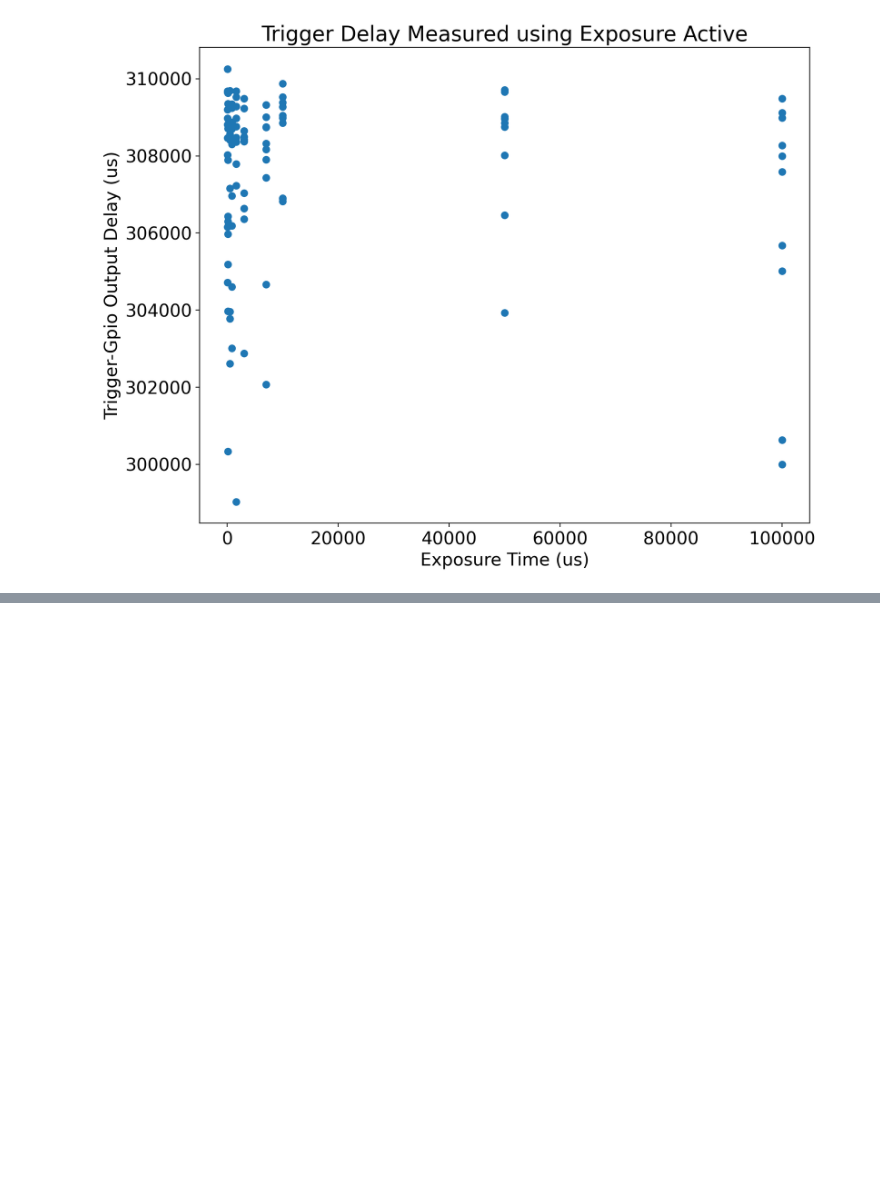
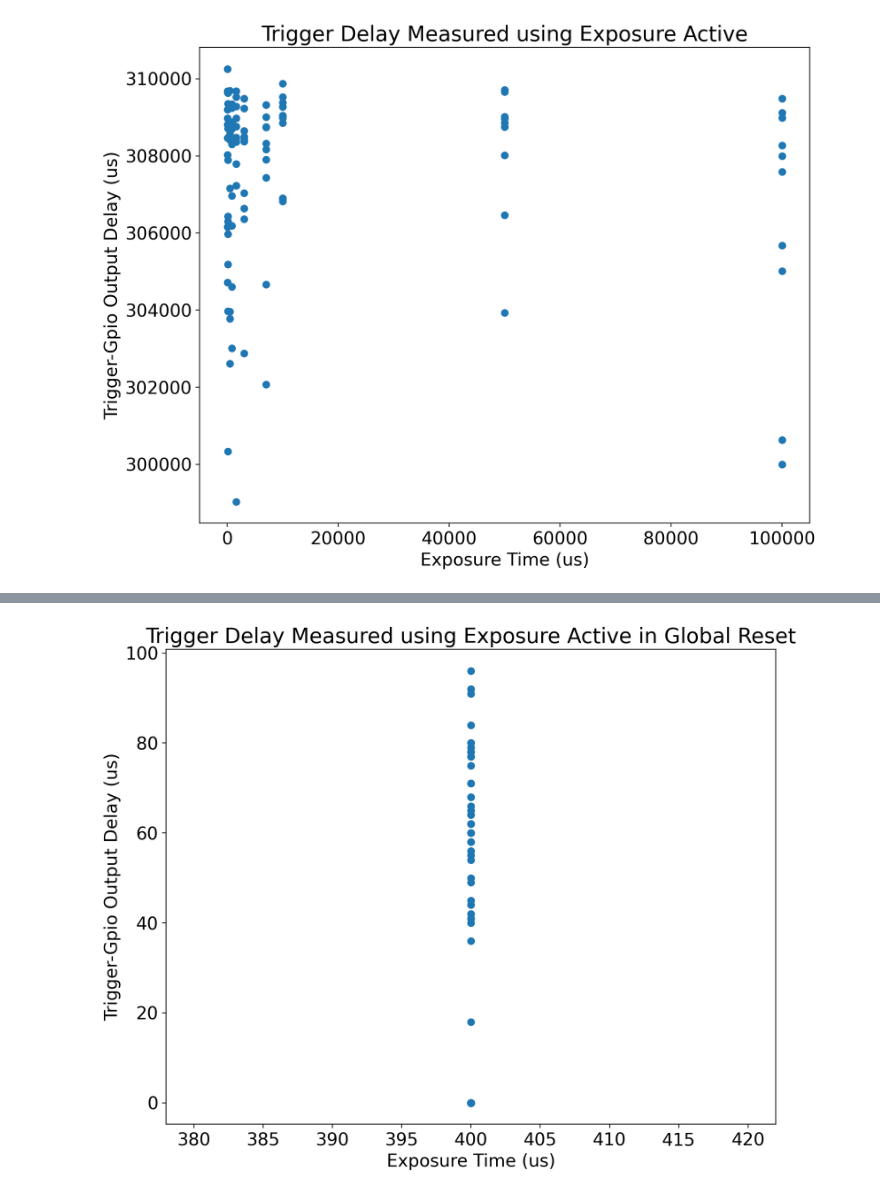
Before and after one commit to karolync/Magis_DIS, a Jupyter notebook: jupyter_notebook/Trigger Analasys.ipynb, the cells around one changed output, grey strips where cells are left out. Drawn from its saved outputs; the diff is of its cells as text; code cells hidden in the pictures; blank space fills up the shorter version.

Commit message:
added more plots

```diff
--- a/jupyter_notebook/Trigger Analasys.ipynb
+++ b/jupyter_notebook/Trigger Analasys.ipynb
@@ -29,6 +29,9 @@ exposure_t_exp = []
 any_trigger = []
 any_GPIO = []
 any_t_exp = []
+global_trigger = []
+global_GPIO = []
+global_t_exp = []
 clock_ticks_per_second = 1000000
 
 with open("trigger_data/exposureActive.csv", "r") as file:
@@ -47,18 +50,26 @@ with open("trigger_data/anyPixel.csv", "r") as file:
             any_GPIO.append(int(row[0]))
             any_trigger.append(int(row[1]))
             any_t_exp.append(int(row[2]))
+with open("trigger_data/globalReset.csv", "r") as file:
+    reader = csv.reader(file)
+    for row in reader:
+        if row[0] != "GPIO Output":
+            global_GPIO.append(int(row[0]))
+            global_trigger.append(int(row[1]))
+            global_t_exp.append(int(row[2]))
 # %% [output]
  clock ticks per second=1000000
 # %%
 exposure_clock_delay = []
 any_clock_delay = []
-exposure_t_delay = []
-any_t_delay = []
+global_clock_delay = []
 
 for i in range(len(exposure_trigger)):
     exposure_clock_delay.append(exposure_GPIO[i] - exposure_trigger[i])
 for i in range(len(any_trigger)):
     any_clock_delay.append(any_GPIO[i] - any_trigger[i])
+for i in range(len(global_trigger)):
+    global_clock_delay.append(global_GPIO[i] - global_trigger[i])
 
-print(exposure_clock_delay)
+print(global_clock_delay)
 # %% [output]
@@ -86,0 +93,8 @@ plt.show()
+# %%
+plt.scatter(global_t_exp, global_clock_delay)
+plt.title("Trigger Delay Measured using Exposure Active in Global Reset")
+plt.xlabel("Exposure Time (us)")
+plt.ylabel("Trigger-Gpio Output Delay (us)")
+plt.show()
+# %% [output]
+[figure, added]
```
Also changed, not shown: parts of 3 cells of this notebook, 1 other file.
